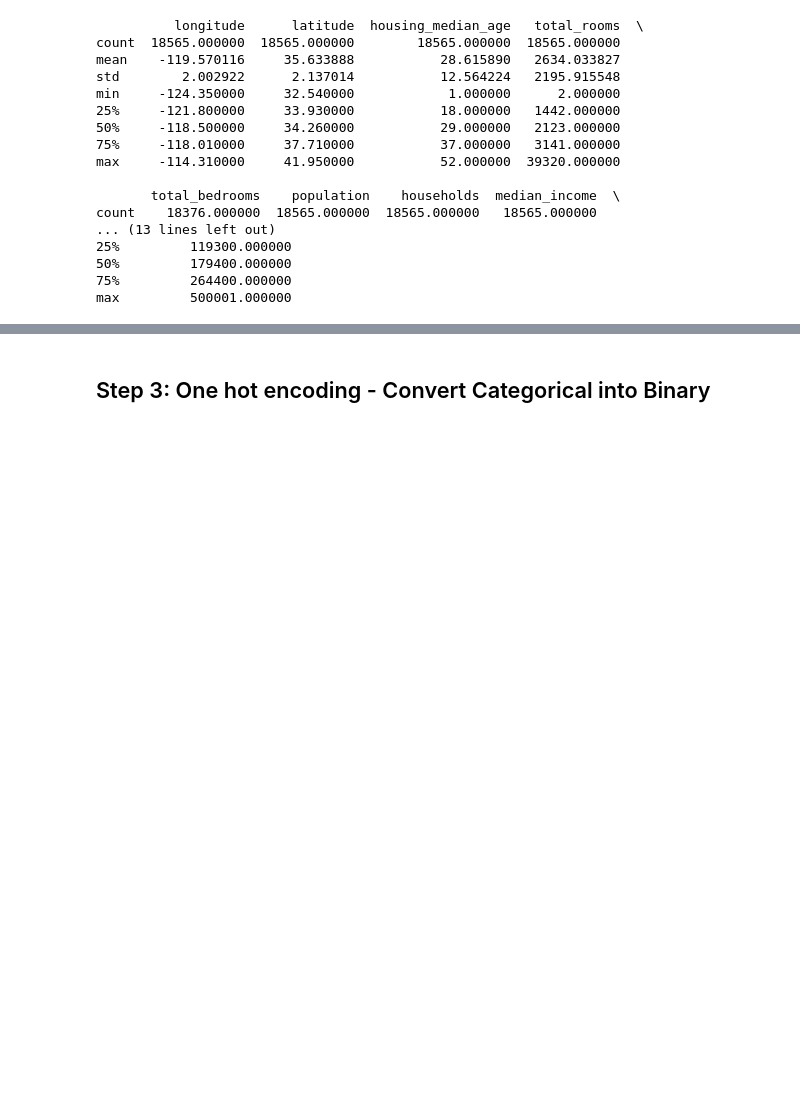
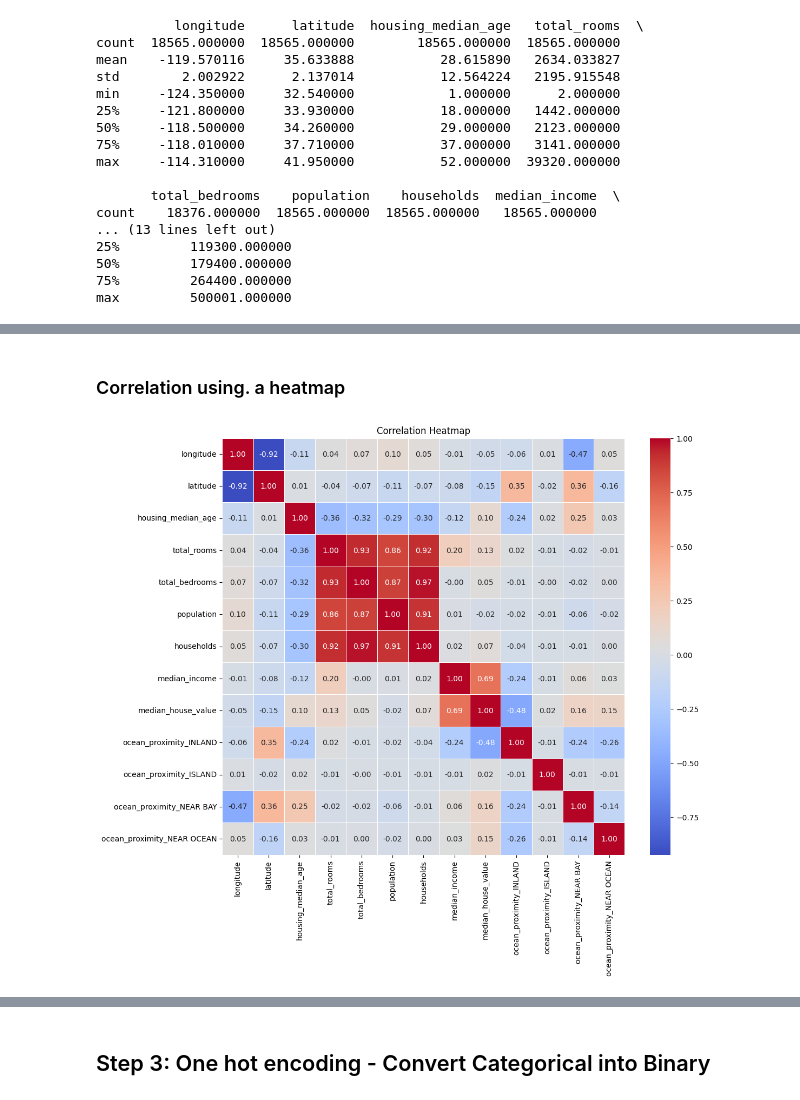
Before and after one commit to AbhishekJunnarkar/DS-ML-Projects, a Jupyter notebook: Module-Capstone-Project/Project_1_Predict_The_House_Prices/notebook/PROJECT-1-PREDICT-HOUSE-PRICES.ipynb, the cells around one changed output, grey strips where cells are left out. Saved outputs shown, nothing was run; the diff lists cells and outputs as text; code cells hidden in the pictures; blank space fills up the shorter version.

```diff
--- a/Module-Capstone-Project/Project_1_Predict_The_House_Prices/notebook/PROJECT-1-PREDICT-HOUSE-PRICES.ipynb
+++ b/Module-Capstone-Project/Project_1_Predict_The_House_Prices/notebook/PROJECT-1-PREDICT-HOUSE-PRICES.ipynb
@@ -101,0 +146,3 @@ Bedrooms column has empty data for 189 rows, replace with mean or median values
+# %%
+# Instead of using inplace=True, we directly assign the result back to the column
+df['total_bedrooms'] = df['total_bedrooms'].fillna(df['total_bedrooms'].median())
@@ -101,0 +155,6 @@ Bedrooms column has empty data for 189 rows, replace with mean or median values
+# %%
+# Compute correlation matrix
+corr_matrix = df.corr()
+
+# Display the correlation matrix
+print(corr_matrix)
@@ -101,0 +179,13 @@ Bedrooms column has empty data for 189 rows, replace with mean or median values
+# %% [markdown]
+### Correlation using. a heatmap
+# %%
+import seaborn as sns
+import matplotlib.pyplot as plt
+
+# Plotting the correlation heatmap
+plt.figure(figsize=(12, 10))
+sns.heatmap(corr_matrix, annot=True, cmap='coolwarm', fmt='.2f', linewidths=0.5)
+plt.title('Correlation Heatmap')
+plt.show()
+# %% [output]
+[figure, added]
```
Also changed, not shown: parts of 41 cells of this notebook.
